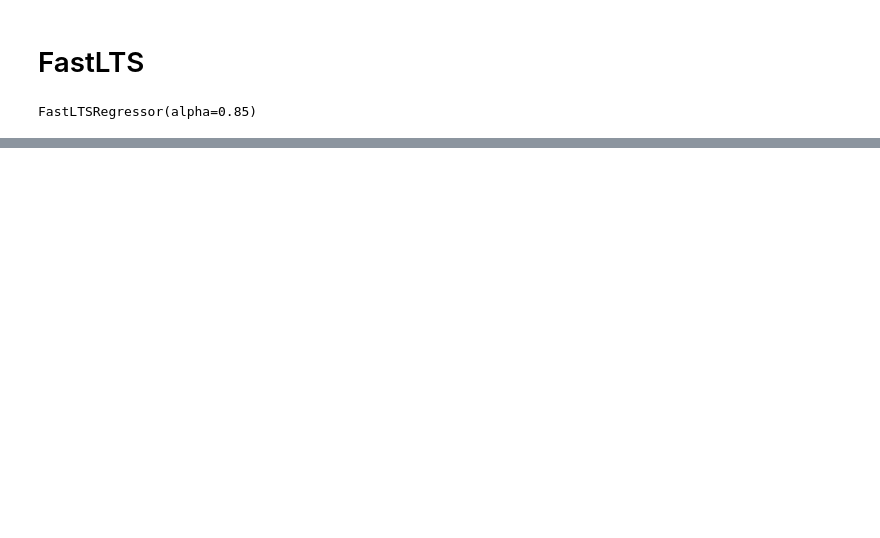
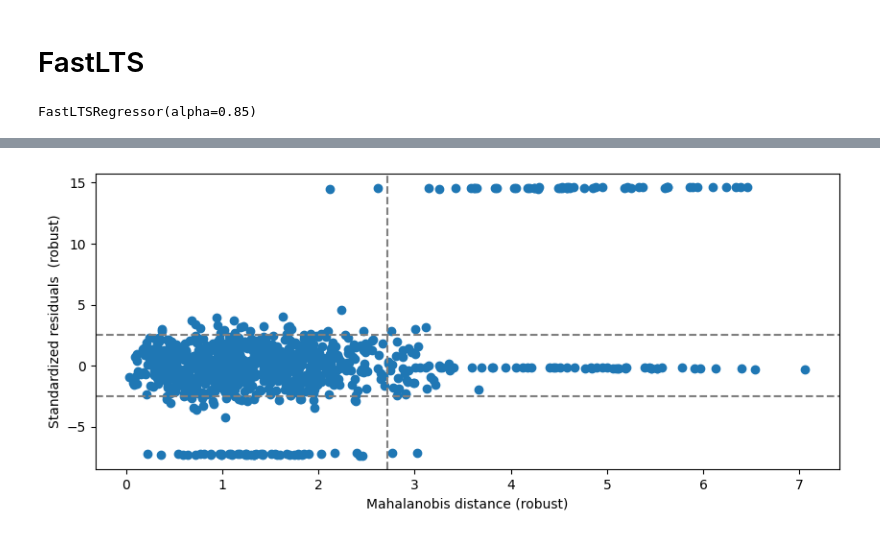
Before and after one commit to STAN-UAntwerp/robpy, a Jupyter notebook: demo_notebooks/regression.ipynb, the cells around one changed output, grey strips where cells are left out. Cells and saved outputs as stored; diff of their text form; code cells hidden in the pictures; blank space fills up the shorter version.

```diff
--- a/demo_notebooks/regression.ipynb
+++ b/demo_notebooks/regression.ipynb
@@ -47,0 +66,4 @@ fig = model.diagnostic_plot(X, y)
+# %%
+fig = model.diagnostic_plot(X, y, robust_scaling=True, robust_distance=True)
+# %% [output]
+[figure, added]
```
Also changed, not shown: parts of 7 cells of this notebook.
